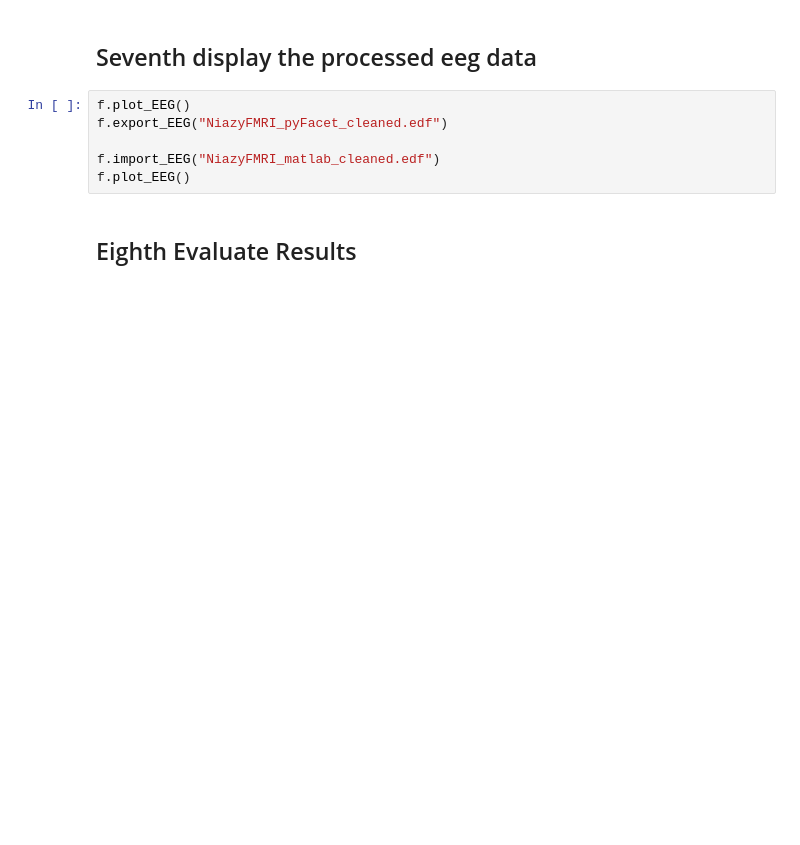
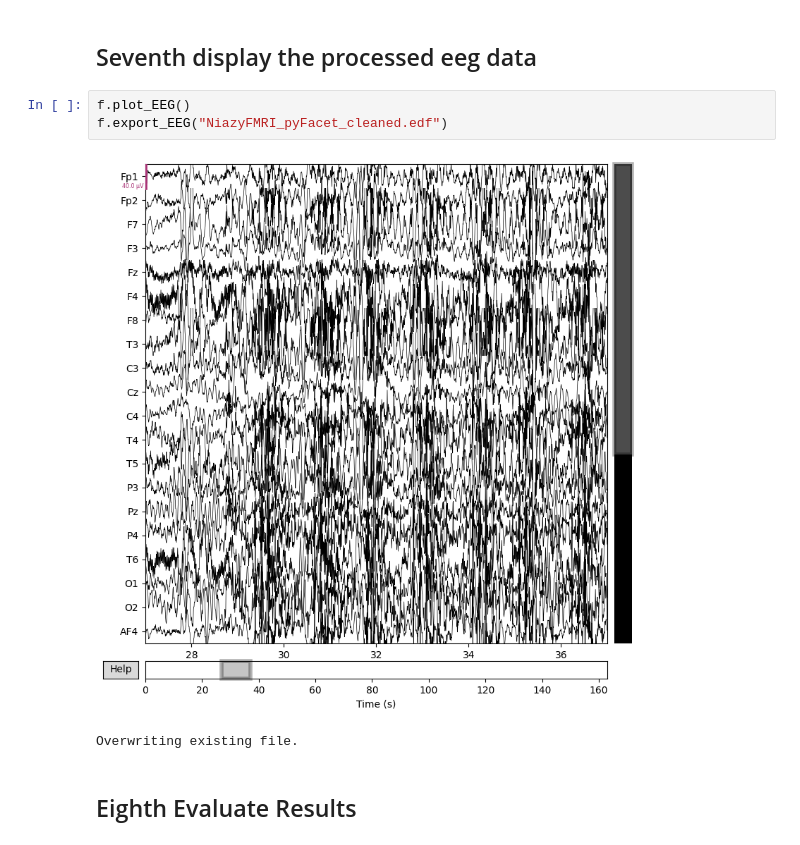
Before and after one commit to H0mire/FACETpy, a Jupyter notebook: src/Example1.ipynb, the cells around one changed output. Cells and saved outputs as stored; diff of their text form; blank space fills up the shorter version.

```diff
--- a/src/Example1.ipynb
+++ b/src/Example1.ipynb
@@ -97,9 +117,9 @@ f.lowpass(h_freq=50)
 # %%
 f.plot_EEG()
 f.export_EEG("NiazyFMRI_pyFacet_cleaned.edf")
-
-f.import_EEG("NiazyFMRI_matlab_cleaned.edf")
-f.plot_EEG()
+# %% [output]
+[figure, added]
+Overwriting existing file.
 # %% [markdown]
 ## Eighth Evaluate Results
 # %%
```
Also changed, not shown: parts of 3 cells of this notebook, 2 other files.
